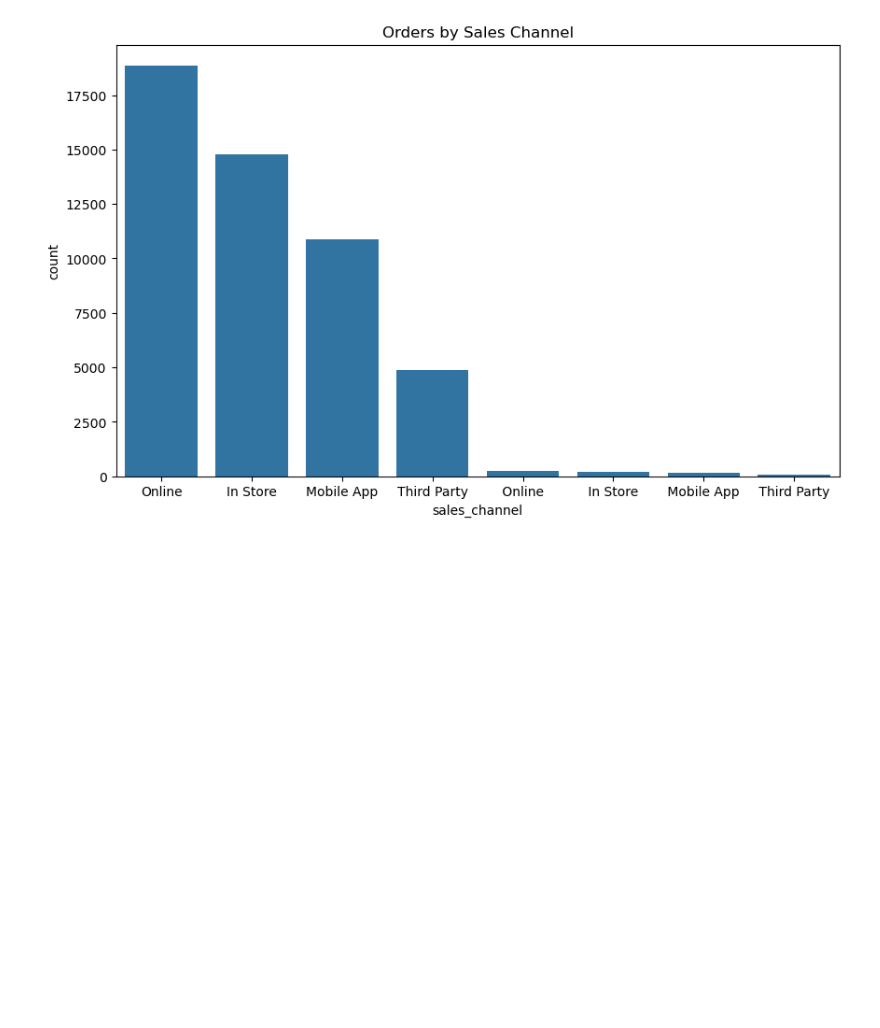
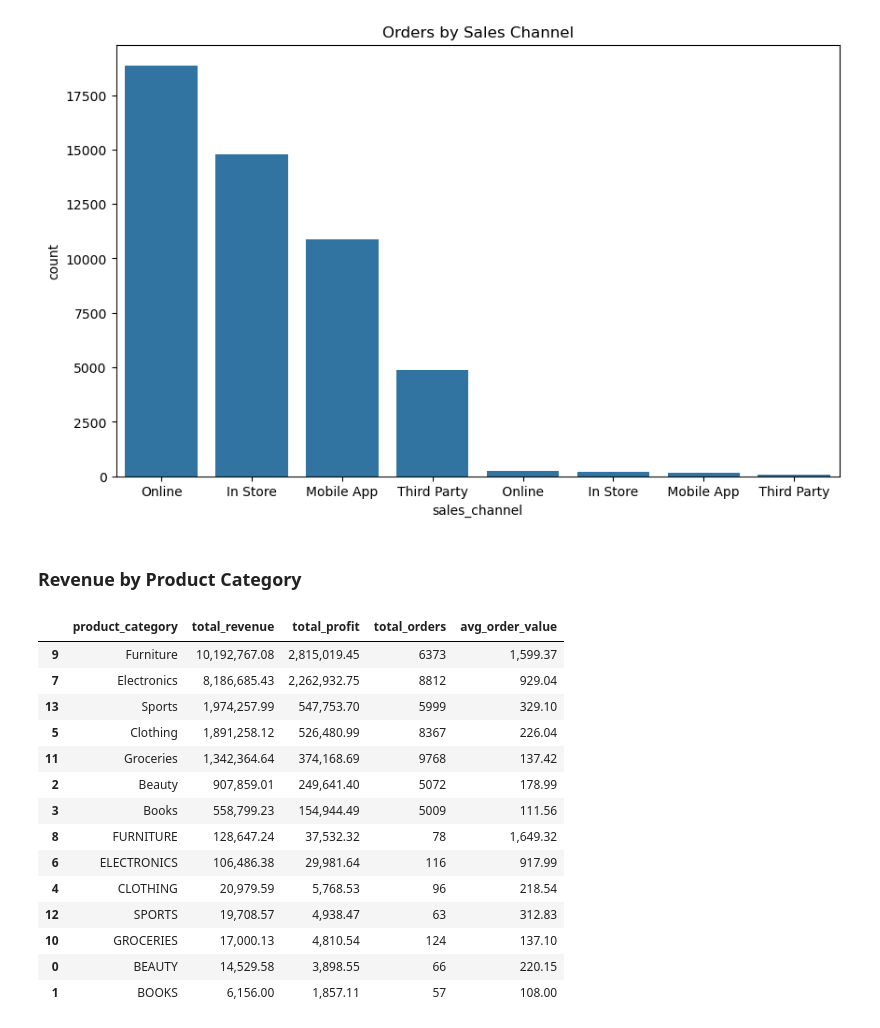
Before and after one commit to profshai/python-data-science, a Jupyter notebook: 05_end-to-end_eda/eda.ipynb, the cells around one changed output. Saved outputs shown, nothing was run; the diff lists cells and outputs as text; code cells hidden in the pictures; blank space fills up the shorter version.

```diff
--- a/05_end-to-end_eda/eda.ipynb
+++ b/05_end-to-end_eda/eda.ipynb
@@ -401,3 +401,34 @@ plt.title("Orders by Sales Channel")
 plt.show()
 # %% [output]
 [figure]
+# %% [markdown]
+### Revenue by Product Category
+# %%
+category_revenue = (
+    df.groupby("product_category", as_index=False)
+    .agg(
+        total_revenue=("sales_amount", "sum"),
+        total_profit=("profit", "sum"),
+        total_orders=("order_id", "nunique"),
+        avg_order_value=("sales_amount", "mean")
+    )
+    .sort_values("total_revenue", ascending=False)
+)
+
+category_revenue
+# %% [output]
+|  | product_category | total_revenue | total_profit | total_orders | avg_order_value |
+| 9 | Furniture | 10,192,767.08 | 2,815,019.45 | 6373 | 1,599.37 |
+| 7 | Electronics | 8,186,685.43 | 2,262,932.75 | 8812 | 929.04 |
+| 13 | Sports | 1,974,257.99 | 547,753.70 | 5999 | 329.10 |
+| 5 | Clothing | 1,891,258.12 | 526,480.99 | 8367 | 226.04 |
+| 11 | Groceries | 1,342,364.64 | 374,168.69 | 9768 | 137.42 |
+| 2 | Beauty | 907,859.01 | 249,641.40 | 5072 | 178.99 |
+| 3 | Books | 558,799.23 | 154,944.49 | 5009 | 111.56 |
+| 8 | FURNITURE | 128,647.24 | 37,532.32 | 78 | 1,649.32 |
+| 6 | ELECTRONICS | 106,486.38 | 29,981.64 | 116 | 917.99 |
+| 4 | CLOTHING | 20,979.59 | 5,768.53 | 96 | 218.54 |
+| 12 | SPORTS | 19,708.57 | 4,938.47 | 63 | 312.83 |
+| 10 | GROCERIES | 17,000.13 | 4,810.54 | 124 | 137.10 |
+| 0 | BEAUTY | 14,529.58 | 3,898.55 | 66 | 220.15 |
+| 1 | BOOKS | 6,156.00 | 1,857.11 | 57 | 108.00 |
```
Also changed, not shown: parts of 2 cells of this notebook.
